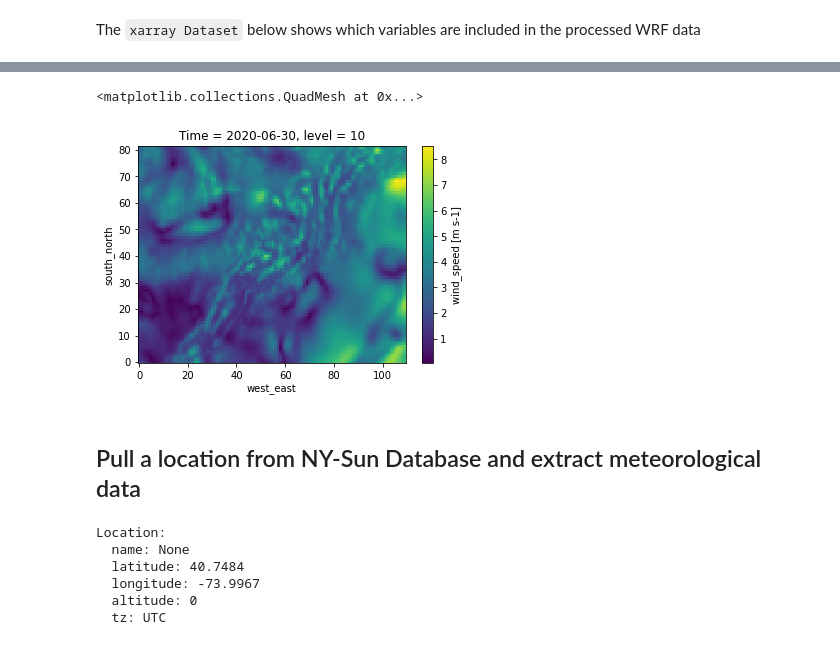
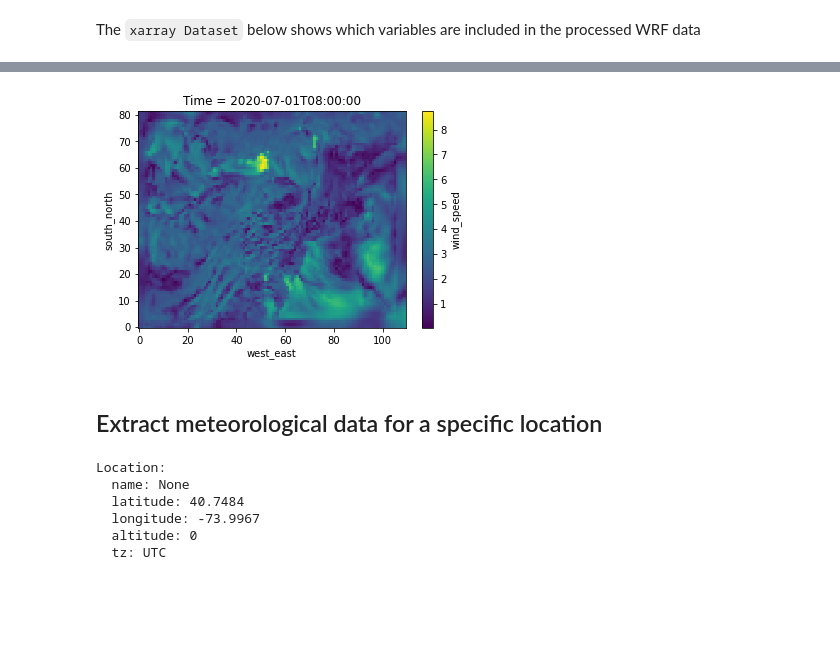
Before and after one commit to jeffreysward/pvlib-python, a Jupyter notebook: docs/tutorials/WRF_forecast_to_power.ipynb, the cells around one changed output, grey strips where cells are left out. Saved outputs shown, nothing was run; the diff lists cells and outputs as text; code cells hidden in the pictures; blank space fills up the shorter version.

```diff
--- a/docs/tutorials/WRF_forecast_to_power.ipynb
+++ b/docs/tutorials/WRF_forecast_to_power.ipynb
@@ -87,10 +106,11 @@ forecast_data['wind_speed'] = forecast_data.wspd.isel(bottom_top=0)
-# %%
-forecast_data.wind_speed.isel(Time=0).plot()
-# %% [output]
-<matplotlib.collections.QuadMesh at 0x...>
-[figure, removed]
-# %% [markdown]
-## Pull a location from NY-Sun Database and extract meteorological data
+# %%
+# Visualize the wind speed data across the entire WRF domina for a single time step
+forecast_data.wind_speed.isel(Time=8).plot()
+plt.show()
+# %% [output]
+[figure, added]
+# %% [markdown]
+## Extract meteorological data for a specific location
 # %%
 # Get location data from NY-Sun Database
 location = Location(latitude=40.7484, longitude=-73.9967)
```
Also changed, not shown: parts of 13 cells of this notebook.
